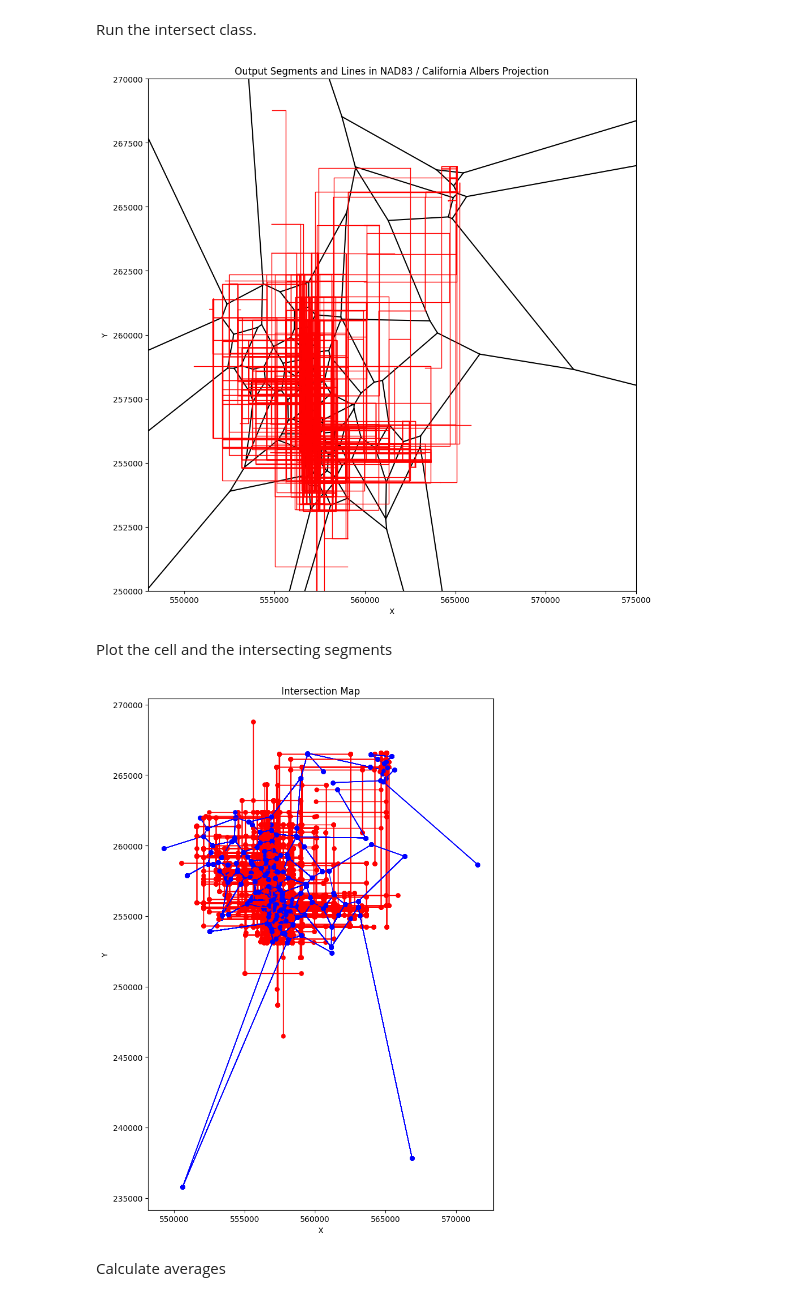
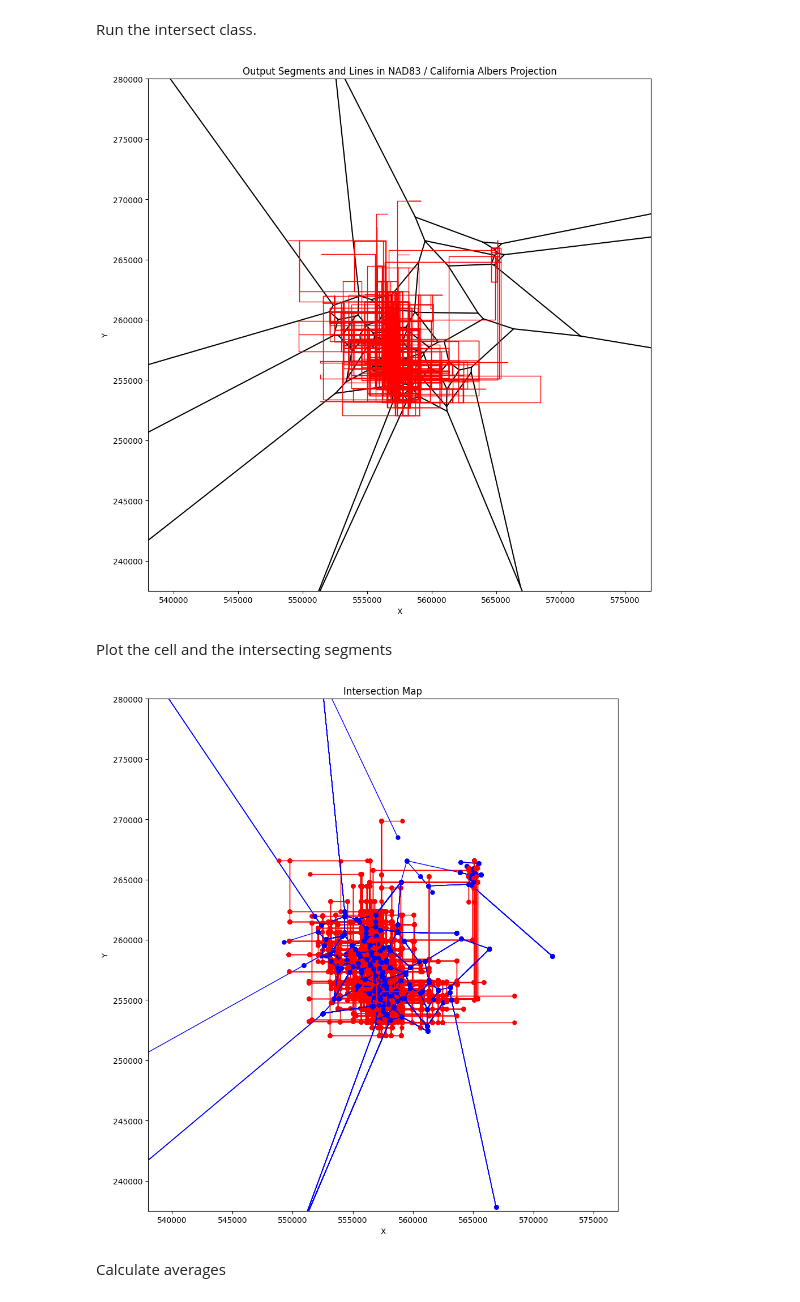
Before and after one commit to 666Xiao666/GEO877-FS24-McKenzie, a Jupyter notebook: Voronoi_analysis.ipynb, the cells around one changed output. Saved outputs shown, nothing was run; the diff lists cells and outputs as text; code cells hidden in the pictures.

```diff
--- a/Voronoi_analysis.ipynb
+++ b/Voronoi_analysis.ipynb
@@ -9,7 +9,7 @@ import numpy as np
 from matplotlib.ticker import FuncFormatter
 import heapq
 import itertools
-file_path = '/Users/benedikt/Documents/GitHub/GEO877-FS24-McKenzie/CoGo_Bikerental_Colorado_US/cleaned_data/cleaned202007-cogo-tripdata.csv'
+file_path = '/Users/benedikt/Documents/GitHub/GEO877-FS24-McKenzie/CoGo_Bikerental_Colorado_US/cleaned_data/cleaned_December-cogo-tripdata.csv'
 geojson_file_path = '/Users/benedikt/Documents/GitHub/GEO877-FS24-McKenzie/CoGo_Bikerental_Colorado_US/Corporate_Boundary.geojson'
 cmap = cmaps['viridis']
 # %% [markdown]
@@ -607,8 +606,8 @@ class createIntersections:
             plt.plot(line['x_coords'], line['y_coords'], color='red', linewidth=1)
 
 
-        plt.xlim(548000, 575000)
-        plt.ylim(250000, 270000)
+        plt.xlim(538000, 577000)
+        plt.ylim(237500, 280000)
 
         plt.title('Output Segments and Lines in NAD83 / California Albers Projection')
         plt.xlabel('X')
@@ -637,36 +636,39 @@ line_segments = intersect.get_line_segments()
 
 intersect.plot_map()
 # %% [output]
-[figure, old version]
+[figure, new version]
 # %% [markdown]
 Plot the cell and the intersecting segments
 # %%
 # Create a figure and axis
 fig, ax = plt.subplots(figsize=(10, 10))
 
 # Plot the intersections
 for intersection in intersections:
     p1, q1, p2, q2 = intersection
     ax.plot([p1[0], q1[0]], [p1[1], q1[1]], 'r-', linewidth=1)
     ax.plot([p2[0], q2[0]], [p2[1], q2[1]], 'b-', linewidth=1)
     ax.plot(p1[0], p1[1], 'ro', markersize=5)
     ax.plot(q1[0], q1[1], 'ro', markersize=5)
     ax.plot(p2[0], p2[1], 'bo', markersize=5)
     ax.plot(q2[0], q2[1], 'bo', markersize=5)
 
 # Set the title and axis labels
 ax.set_title('Intersection Map')
 ax.set_xlabel('X')
 ax.set_ylabel('Y')
 
+plt.xlim(538000, 577000)
+plt.ylim(237500, 280000)
+
 # Set equal aspect ratio
 ax.set_aspect('equal')
 
 # Display the plot
 plt.tight_layout()
 plt.show()
 # %% [output]
-[figure, old version]
+[figure, new version]
 # %% [markdown]
 Calculate averages
 # %%
```
Also changed, not shown: parts of 5 cells of this notebook, 3 other files.
